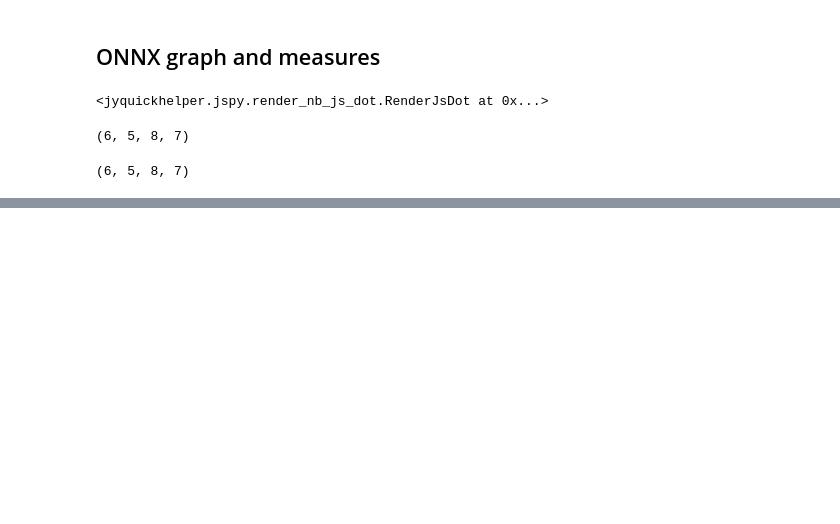
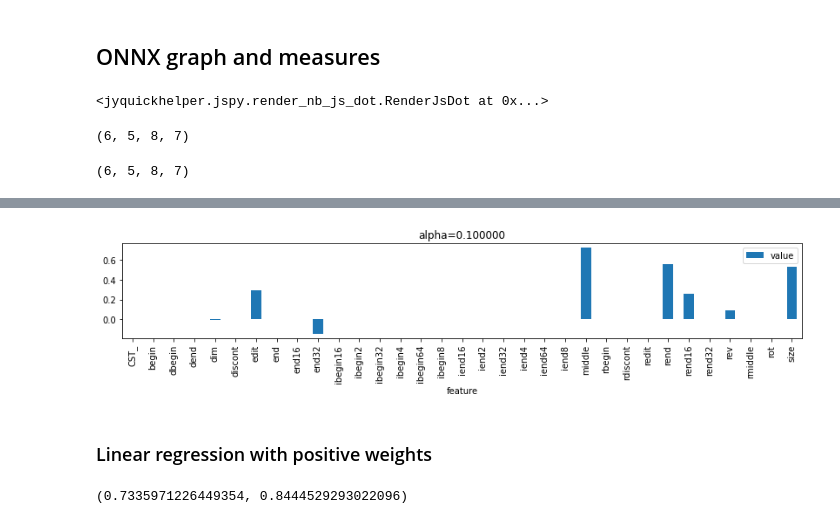
Before and after one commit to sdpython/mlprodict, a Jupyter notebook: _doc/notebooks/onnx_operator_cost.ipynb, the cells around one changed output, grey strips where cells are left out. Drawn from its saved outputs; the diff is of its cells as text; code cells hidden in the pictures; blank space fills up the shorter version.

```diff
--- a/_doc/notebooks/onnx_operator_cost.ipynb
+++ b/_doc/notebooks/onnx_operator_cost.ipynb
@@ -107,0 +692,23 @@ df
+# %%
+coef = {k: v for k, v in zip(X.columns, models[2].steps[1][1].coef_)}
+df = DataFrame(coef.items(), columns=["feature", "value"]).set_index("feature")
+df.plot(kind="bar", figsize=(14, 2), title="alpha=%f" % scores[2]["alpha"]);
+# %% [output]
+[figure, added]
+# %% [markdown]
+### Linear regression with positive weights
+# %%
+pipe = make_pipeline(StandardScaler(with_mean=False), LinearRegression(positive=True, fit_intercept=False))
+pipe.fit(X, yt)
+model = pipe.steps[1][1]
+coef = {k: v for k, v in zip(X.columns, model.coef_)}
+coef['name'] = 'pos'
+coef['intercept_'] = model.intercept_
+pred = numpy.maximum(pipe.predict(X), 0)
+coef['r2'] = r2_score(yt, pred)
+coef['mae'] = mean_absolute_error(yt, pred)
+coef['model'] = pipe
+coefs.append(coef)
+coef["r2"], coef['mae']
+# %% [output]
+(0.7335971226449354, 0.8444529293022096)
```
Also changed, not shown: parts of 59 cells of this notebook, 7 other files.
